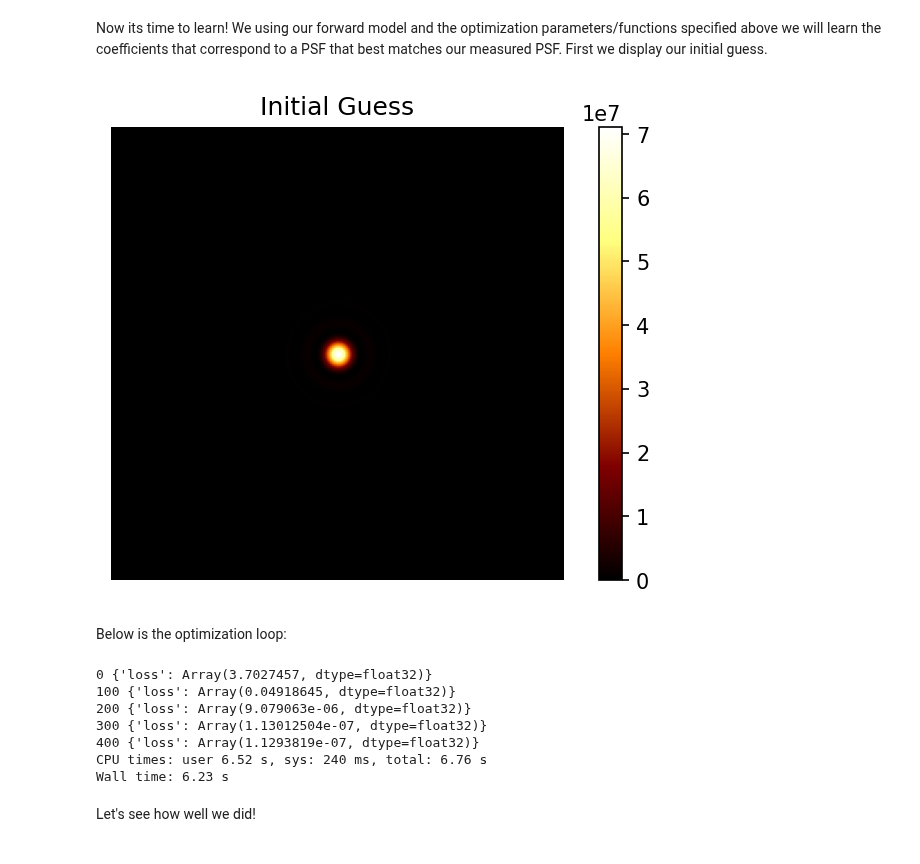
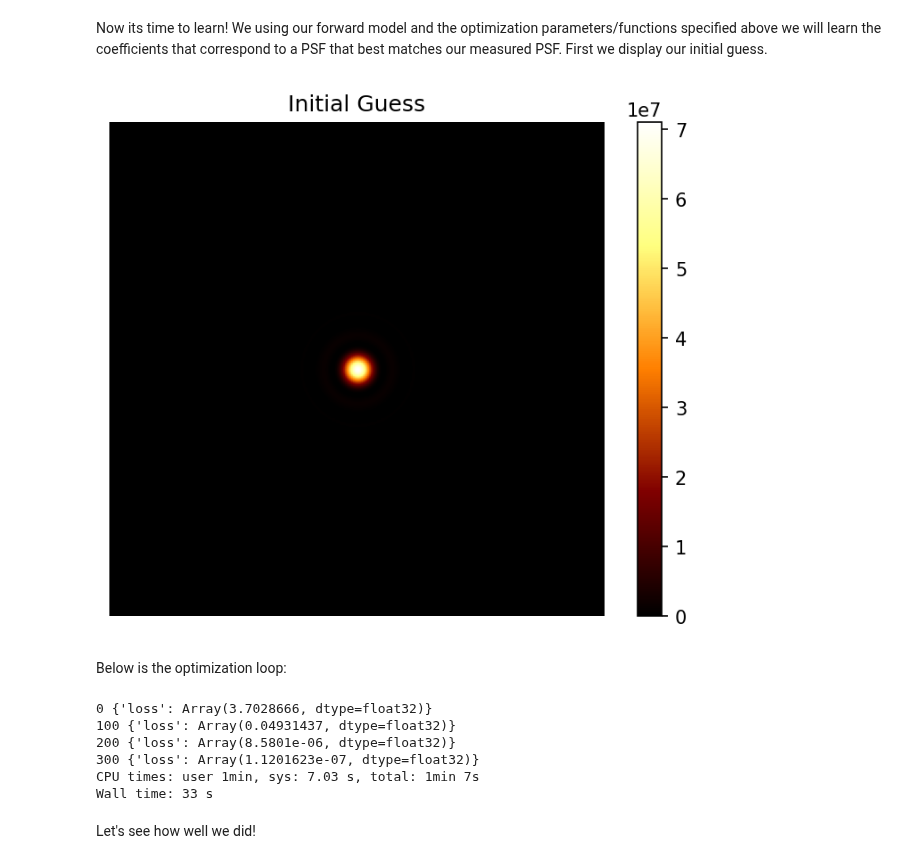
Before and after one commit to chromatix-team/chromatix, a Jupyter notebook: docs/examples/zernike_fitting.ipynb, the cells around one changed output. Cells and saved outputs as stored; diff of their text form; code cells hidden in the pictures.

```diff
--- a/docs/examples/zernike_fitting.ipynb
+++ b/docs/examples/zernike_fitting.ipynb
@@ -82,13 +82,18 @@ Now, using the ZernikePSF forward model, let's generate a "measured" PSF for som
 # %%
 # Initialize model
 model = ZernikePSF()
+variables = model.init(key)
+params, state = variables["params"], variables["state"]
+del variables # delete for memory
 
-# Set "ground truth" parameters (which will eventually try to estimate)
+# Specify "ground truth" parameters for Zernike coefficients
 coefficients_truth = jnp.array([2.0, 5.0, 3.0, 0, 1, 0, 1, 0, 1, 0])
-params_truth = jax.tree_map(lambda x: coefficients_truth, model.init(key))
+params_true = unfreeze(params)
+params_true["ZernikeAberrations_0"]["_coefficients"] = coefficients_truth
+params_true = freeze(params_true)
 
-# Get the corresponding "measured" PSF using the true coefficients
-psf_truth = model.apply(params_truth)
+# Generating data
+psf_truth = model.apply({"params": params_true, "state": state})
 psf_truth = shot_noise(key, psf_truth.intensity)  # add shot noise
 
 crop = 450
@@ -107,16 +112,16 @@ Now that we have our target PSF, we will learn its underlying Zernike coefficien
 # %%
 # This loss function will be our metric for measuring how close our predicted PSF is to the measured PSF. For now we
 # use mean squared error.
-def loss_fn(params, data):
-    psf_estimate = model.apply(params).intensity
+def loss_fn(params, state, data):
+    psf_estimate = model.apply({"params": params, "state": state}).intensity
     loss = jnp.mean((psf_estimate - data)**2) / jnp.mean(data**2)
     return loss, {"loss": loss}
 
 
 # Setting the state which has the model, params and optimiser
-state = TrainState.create(apply_fn=model.apply,
-                          params=model.init(key),
-                          tx=optax.adam(learning_rate=0.5))
+trainstate = TrainState.create(apply_fn=model.apply,
+                              params=params,
+                              tx=optax.adam(learning_rate=0.5))
 
 # Defining the function which returns the gradients
 grad_fn = jax.jit(jax.grad(loss_fn, has_aux=True))
@@ -124,36 +129,35 @@ grad_fn = jax.jit(jax.grad(loss_fn, has_aux=True))
 Now its time to learn! We using our forward model and the optimization parameters/functions specified above we will
 learn the coefficients that correspond to a PSF that best matches our measured PSF. First we display our initial guess.
 # %%
-psf_init = state.apply_fn(state.params).intensity.squeeze()
+psf_init = model.apply({"params": trainstate.params, "state": state}).intensity.squeeze()
 
 plt.figure(dpi=150)
 plt.imshow(psf_init[crop:-crop, crop:-crop], cmap="afmhot")
 plt.colorbar()
 plt.title('Initial Guess')
 plt.axis("off")
 plt.show()
 # %% [output]
-[figure, old version]
+[figure, new version]
 # %% [markdown]
 Below is the optimization loop:
 # %%
 %%time
 # Simple training loop
-max_iterations = 500
+max_iterations = 400
 for iteration in range(max_iterations):
-    grads, metrics = grad_fn(state.params, psf_truth)
-    state = state.apply_gradients(grads=grads)
+    grads, metrics = grad_fn(trainstate.params, state, psf_truth)
+    trainstate = trainstate.apply_gradients(grads=grads)
 
     if iteration % 100 == 0:
         print(iteration, metrics)
 # %% [output]
-0 {'loss': Array(3.7027457, dtype=float32)}
-100 {'loss': Array(0.04918645, dtype=float32)}
-200 {'loss': Array(9.079063e-06, dtype=float32)}
-300 {'loss': Array(1.13012504e-07, dtype=float32)}
-400 {'loss': Array(1.1293819e-07, dtype=float32)}
-CPU times: user 6.52 s, sys: 240 ms, total: 6.76 s
-Wall time: 6.23 s
+0 {'loss': Array(3.7028666, dtype=float32)}
+100 {'loss': Array(0.04931437, dtype=float32)}
+200 {'loss': Array(8.5801e-06, dtype=float32)}
+300 {'loss': Array(1.1201623e-07, dtype=float32)}
+CPU times: user 1min, sys: 7.03 s, total: 1min 7s
+Wall time: 33 s
 # %% [markdown]
 Let's see how well we did!
 # %%
```
Also changed, not shown: parts of 4 cells of this notebook, 5 other files.
